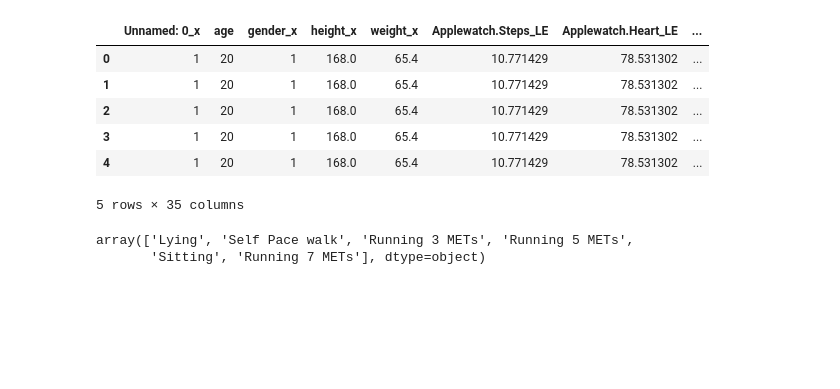
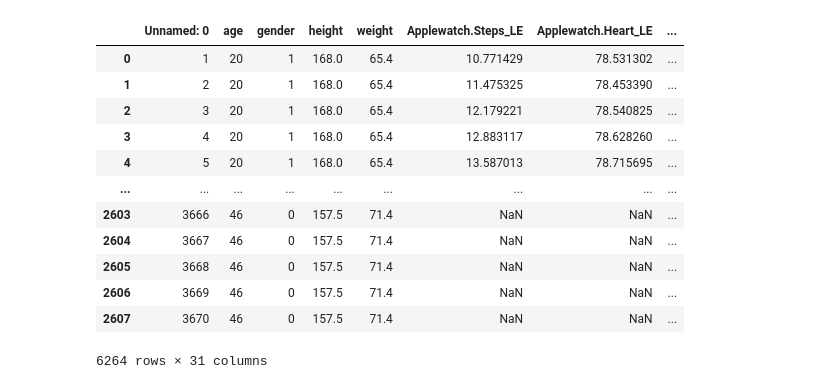
Before and after one commit to DMAR93/Project_1, a Jupyter notebook: Fitness/Wearables.ipynb, the cells around one changed output. Saved outputs shown, nothing was run; the diff lists cells and outputs as text; code cells hidden in the pictures; blank space fills up the shorter version.

```diff
--- a/Fitness/Wearables.ipynb
+++ b/Fitness/Wearables.ipynb
@@ -16,19 +33,22 @@ fitbit_data = pd.read_csv(fitbit_data_load)
+# %%
+# Colum name for each data frame
+apple_data['device']= "Apple Watch"
+fitbit_data['device']= "FitBit Watch"
 # %%
 # Combine the data into a single dataset.
-wearable_data_combined = pd.merge(apple_data, fitbit_data, how="left", on=["age", "age"])
-wearable_data_combined.head()
+wearable_data_com = pd.concat([apple_data, fitbit_data])
+wearable_data_com
 # %% [output]
-|  | Unnamed: 0_x | age | gender_x | height_x | weight_x | Applewatch.Steps_LE | Applewatch.Heart_LE | ... |
+|  | Unnamed: 0 | age | gender | height | weight | Applewatch.Steps_LE | Applewatch.Heart_LE | ... |
 | 0 | 1 | 20 | 1 | 168.0 | 65.4 | 10.771429 | 78.531302 | ... |
-| 1 | 1 | 20 | 1 | 168.0 | 65.4 | 10.771429 | 78.531302 | ... |
-| 2 | 1 | 20 | 1 | 168.0 | 65.4 | 10.771429 | 78.531302 | ... |
-| 3 | 1 | 20 | 1 | 168.0 | 65.4 | 10.771429 | 78.531302 | ... |
-| 4 | 1 | 20 | 1 | 168.0 | 65.4 | 10.771429 | 78.531302 | ... |
+| 1 | 2 | 20 | 1 | 168.0 | 65.4 | 11.475325 | 78.453390 | ... |
+| 2 | 3 | 20 | 1 | 168.0 | 65.4 | 12.179221 | 78.540825 | ... |
+| 3 | 4 | 20 | 1 | 168.0 | 65.4 | 12.883117 | 78.628260 | ... |
+| 4 | 5 | 20 | 1 | 168.0 | 65.4 | 13.587013 | 78.715695 | ... |
+| ... | ... | ... | ... | ... | ... | ... | ... | ... |
+| 2603 | 3666 | 46 | 0 | 157.5 | 71.4 | NaN | NaN | ... |
+| 2604 | 3667 | 46 | 0 | 157.5 | 71.4 | NaN | NaN | ... |
+| 2605 | 3668 | 46 | 0 | 157.5 | 71.4 | NaN | NaN | ... |
+| 2606 | 3669 | 46 | 0 | 157.5 | 71.4 | NaN | NaN | ... |
+| 2607 | 3670 | 46 | 0 | 157.5 | 71.4 | NaN | NaN | ... |
-5 rows × 35 columns
+6264 rows × 31 columns
-# %%
-# identify the diferent activities
-activities = (wearable_data_combined["activity_trimmed_y"].unique())
-activities
-# %% [output]
-array(['Lying', 'Self Pace walk', 'Running 3 METs', 'Running 5 METs',
-       'Sitting', 'Running 7 METs'], dtype=object)
```
Also changed, not shown: parts of 13 cells of this notebook.
